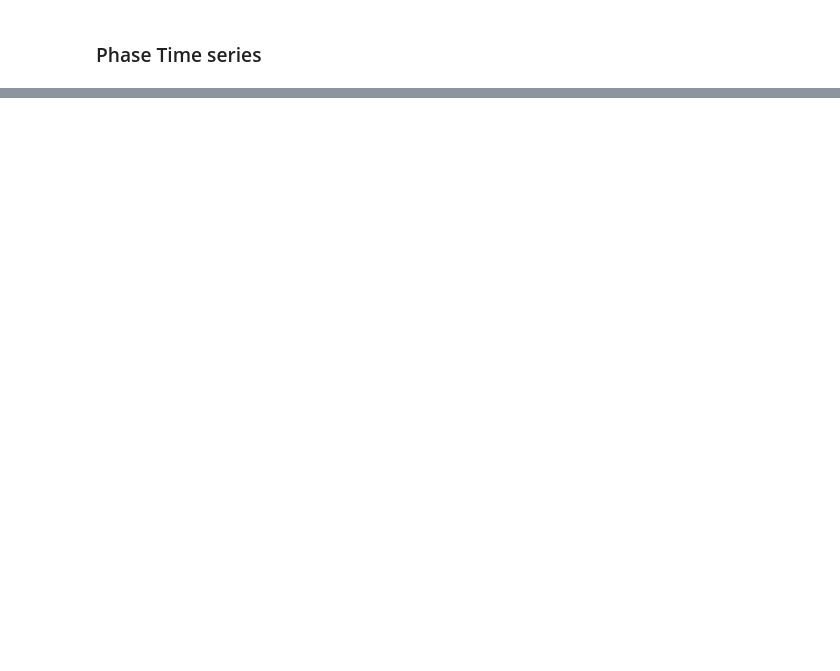
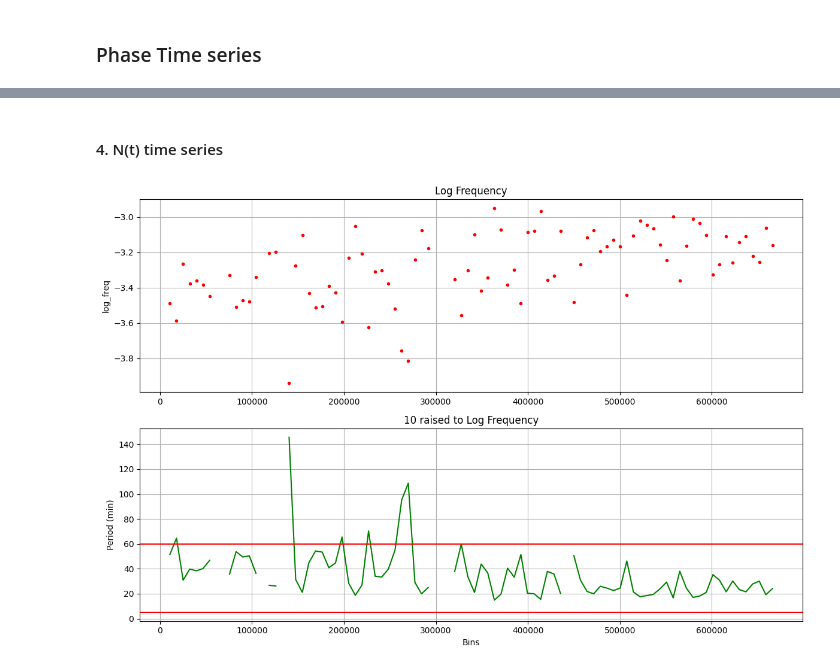
Before and after one commit to Benz-Poobua/Internal-tsunami-revealed-by-DAS, a Jupyter notebook: src/phase_time_series.ipynb, the cells around one changed output, grey strips where cells are left out. Drawn from its saved outputs; the diff is of its cells as text; code cells hidden in the pictures; blank space fills up the shorter version.

```diff
--- a/src/phase_time_series.ipynb
+++ b/src/phase_time_series.ipynb
@@ -127,0 +180,34 @@ plt.ylim(1/3600/3*2,0.5)
+# %%
+log_freq_ = log_freq.copy()
+# %%
+log_freq_.insert(7, float('nan'))
+log_freq_.insert(8, float('nan'))
+log_freq_.insert(14, float('nan'))
+log_freq_.insert(17, float('nan'))
+log_freq_.insert(40, float('nan'))
+log_freq_.insert(41, float('nan'))
+log_freq_.insert(42, float('nan'))
+log_freq_.insert(60, float('nan'))
+# %% [markdown]
+#### 4. N(t) time series
+# %%
+fig, axs = plt.subplots(2, 1, figsize=(12, 8))
+
+axs[0].plot(bins, log_freq_, 'r.')
+axs[0].set_title('Log Frequency')
+axs[0].set_ylabel('log_freq')
+axs[0].grid(True)
+
+axs[1].plot(bins, (1/(10**np.array(log_freq_)))/60, 'g-')
+axs[1].set_title('10 raised to Log Frequency')
+axs[1].set_ylabel('Period (min)')
+axs[1].set_xlabel('Bins')
+axs[1].grid(True)
+
+plt.axhline(y=5, color='red', linestyle='-')
+plt.axhline(y=60, color='red', linestyle='-')
+
+plt.tight_layout()
+plt.show()
+# %% [output]
+[figure, added]
```
Also changed, not shown: parts of 31 cells of this notebook.
